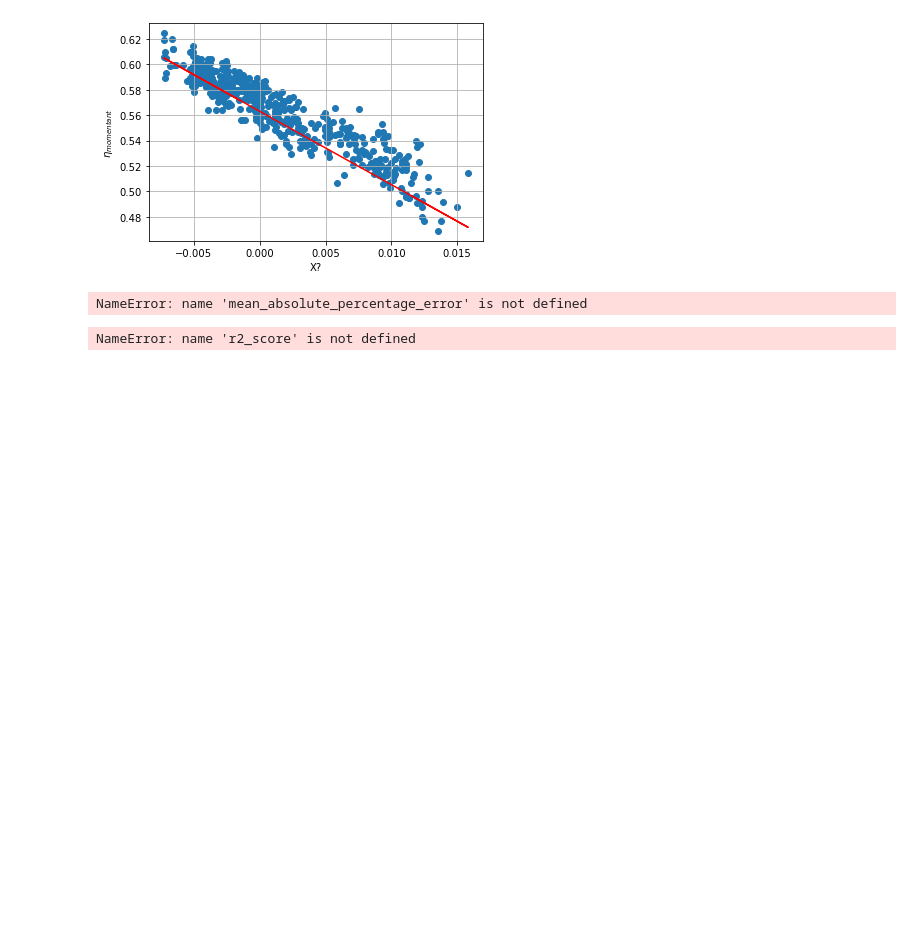
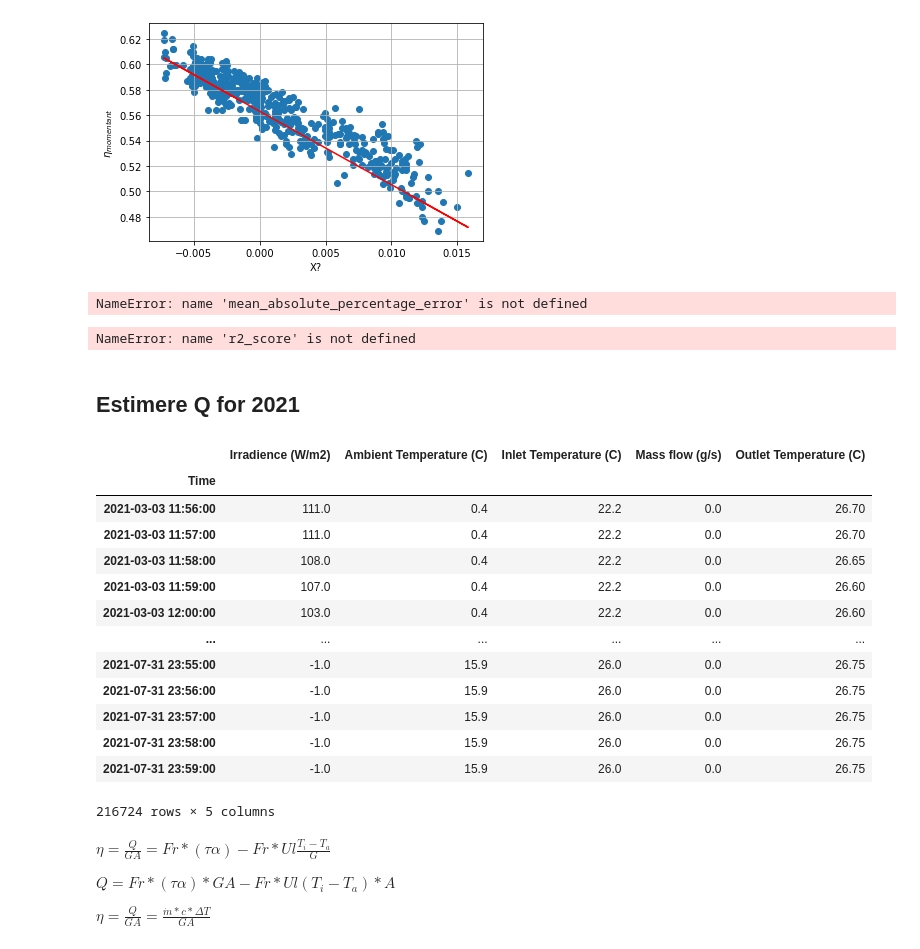
Before and after one commit to stianteien/FYS375-Solcelle, a Jupyter notebook: Databehandling.ipynb, the cells around one changed output. Saved outputs shown, nothing was run; the diff lists cells and outputs as text; code cells hidden in the pictures; blank space fills up the shorter version.

```diff
--- a/Databehandling.ipynb
+++ b/Databehandling.ipynb
@@ -278,3 +278,5 @@ NameError: name 'mean_absolute_percentage_error' is not defined
 r2_score(n[n>0.2], pred)
 # %% [output]
 NameError: name 'r2_score' is not defined
+# %% [markdown]
+## Estimere Q for 2021
@@ -280,0 +285,20 @@ NameError: name 'r2_score' is not defined
+# %%
+data.Time = pd.to_datetime(data.Time)
+data.index = data.Time
+data = data.drop(columns=["Time"])
+data
+# %% [output]
+|  | Irradience (W/m2) | Ambient Temperature (C) | Inlet Temperature (C) | Mass flow (g/s) | Outlet Temperature (C) |
+| Time |  |  |  |  |  |
+| 2021-03-03 11:56:00 | 111.0 | 0.4 | 22.2 | 0.0 | 26.70 |
+| 2021-03-03 11:57:00 | 111.0 | 0.4 | 22.2 | 0.0 | 26.70 |
+| 2021-03-03 11:58:00 | 108.0 | 0.4 | 22.2 | 0.0 | 26.65 |
+| 2021-03-03 11:59:00 | 107.0 | 0.4 | 22.2 | 0.0 | 26.60 |
+| 2021-03-03 12:00:00 | 103.0 | 0.4 | 22.2 | 0.0 | 26.60 |
+| ... | ... | ... | ... | ... | ... |
+| 2021-07-31 23:55:00 | -1.0 | 15.9 | 26.0 | 0.0 | 26.75 |
+| 2021-07-31 23:56:00 | -1.0 | 15.9 | 26.0 | 0.0 | 26.75 |
+| 2021-07-31 23:57:00 | -1.0 | 15.9 | 26.0 | 0.0 | 26.75 |
+| 2021-07-31 23:58:00 | -1.0 | 15.9 | 26.0 | 0.0 | 26.75 |
+| 2021-07-31 23:59:00 | -1.0 | 15.9 | 26.0 | 0.0 | 26.75 |
+216724 rows × 5 columns
@@ -280,0 +307,6 @@ NameError: name 'r2_score' is not defined
+# %% [markdown]
+$\eta = \frac{Q}{GA} = Fr * (\tau \alpha) - Fr * Ul \frac{T_i - T_a}{G} $
+
+$Q = Fr *  (\tau \alpha) * GA - Fr * Ul (T_i - T_a) * A $
+
+$\eta = \frac{Q}{GA} = \frac{\dot{m} * c * \Delta T}{GA}$
```
Also changed, not shown: parts of 7 cells of this notebook.
